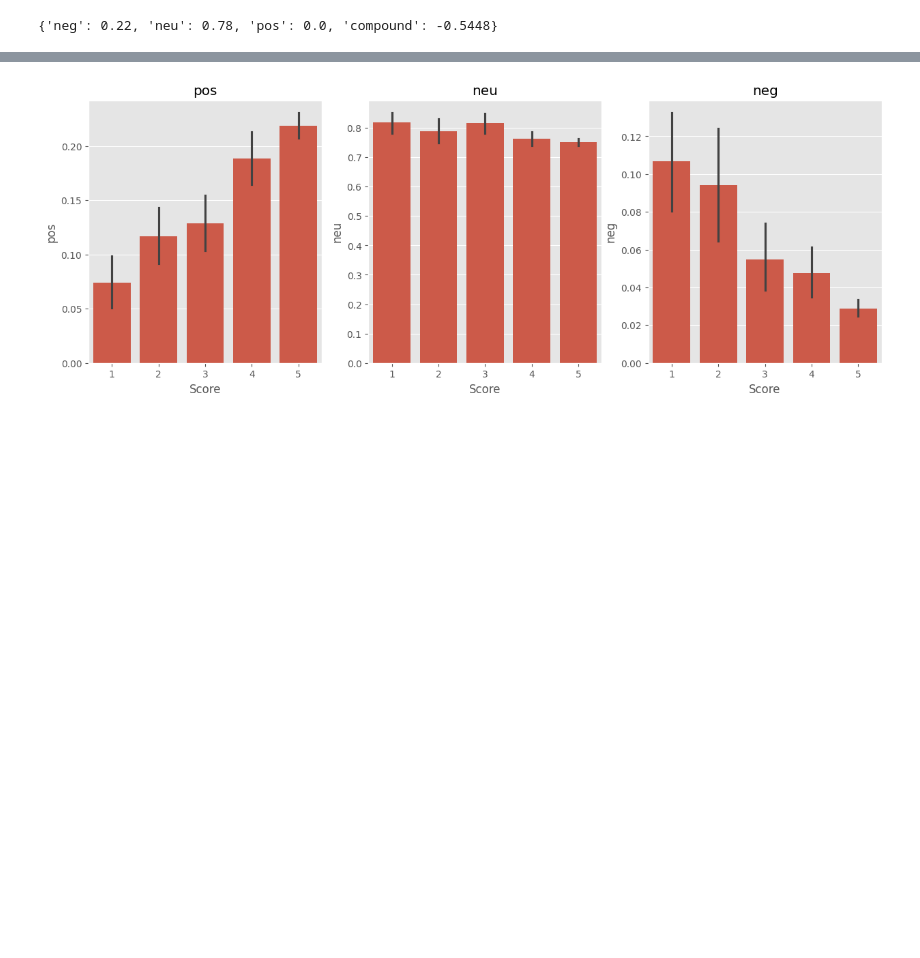
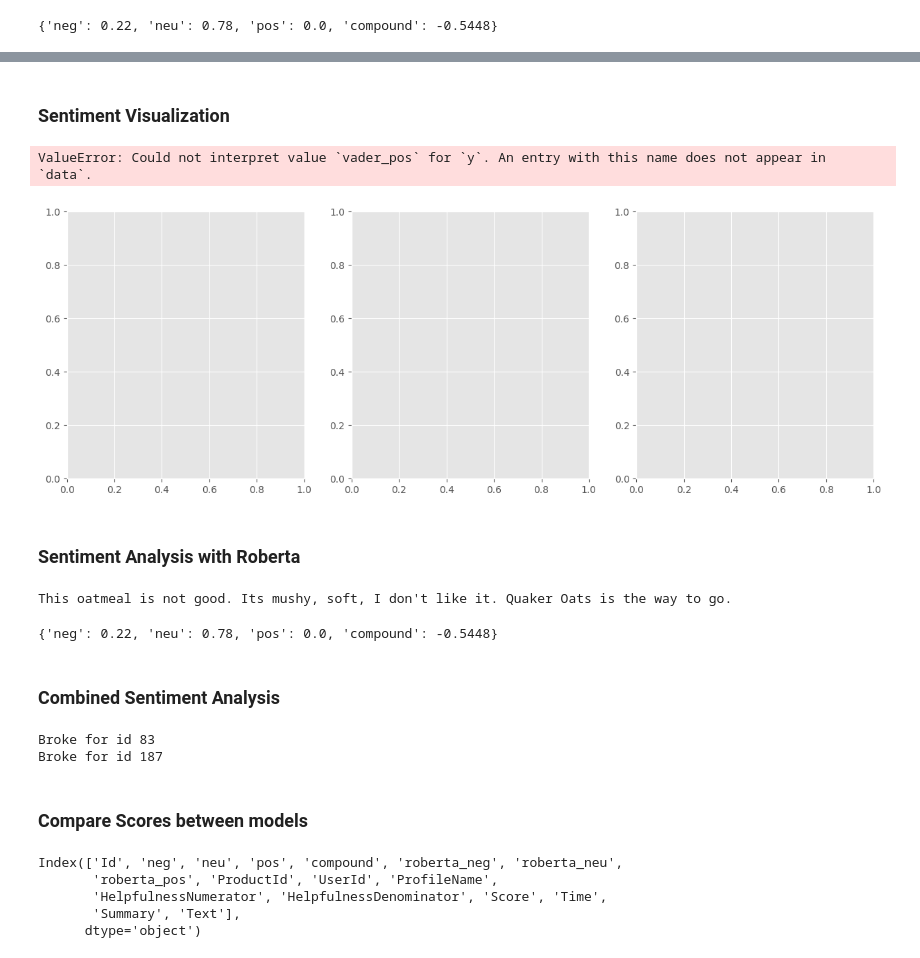
Before and after one commit to CAWang16/Sentiment_Analysis, a Jupyter notebook: Sentiment_Analysis.ipynb, the cells around one changed output, grey strips where cells are left out. Saved outputs shown, nothing was run; the diff lists cells and outputs as text; code cells hidden in the pictures; blank space fills up the shorter version.

Commit message:
Add comparsion of two model1.0

```diff
--- a/Sentiment_Analysis.ipynb
+++ b/Sentiment_Analysis.ipynb
@@ -137,11 +133,16 @@ plt.show()
+# %% [markdown]
+### Sentiment Visualization
 # %%
 fig, axs = plt.subplots(1,3, figsize=(15,5))
 sns.barplot(data=vaders, x='Score', y='pos', ax = axs[0])
 sns.barplot(data=vaders, x='Score', y='neu', ax = axs[1])
 sns.barplot(data=vaders, x='Score', y='neg', ax = axs[2])
-axs[0].set_title('pos')
-axs[1].set_title('neu')
-axs[2].set_title('neg')
+axs[0].set_title('Positive')
+axs[1].set_title('Neutral')
+axs[2].set_title('Negative')
 plt.show()
 # %% [output]
+ValueError: Could not interpret value `vader_pos` for `y`. An entry with this name does not appear in `data`.
-[figure, old version]
+[figure, new version]
+# %% [markdown]
+### Sentiment Analysis with Roberta
@@ -147,0 +157,6 @@ plt.show()
+# %%
+print(example)
+sia.polarity_scores(example)
+# %% [output]
+This oatmeal is not good. Its mushy, soft, I don't like it. Quaker Oats is the way to go.
+{'neg': 0.22, 'neu': 0.78, 'pos': 0.0, 'compound': -0.5448}
@@ -147,0 +177,22 @@ plt.show()
+# %% [markdown]
+### Combined Sentiment Analysis
+# %%
+res = {}
+for i, row in tqdm(df.iterrows(), total = len(df)):
+    try:
+        text = row['Text']
+        myid = row['Id']
+        vader_result = sia.polarity_scores(text)
+        vader_result_rename = {}
+        for key, value in vader_result.items():
+            vader_result_rename[f"vader_{key}"] = value
+
+        roberta_result = polarity_scores_roberta(text)
+        both = {**vader_result, **roberta_result}
+        res[myid] = both
+    except RuntimeError:
+        # see which myid broke
+        print(f'Broke for id {myid}')
+# %% [output]
+Broke for id 83
+Broke for id 187
@@ -147,0 +204,10 @@ plt.show()
+# %% [markdown]
+### Compare Scores between models
+# %%
+results_df.columns
+# %% [output]
+Index(['Id', 'neg', 'neu', 'pos', 'compound', 'roberta_neg', 'roberta_neu',
+       'roberta_pos', 'ProductId', 'UserId', 'ProfileName',
+       'HelpfulnessNumerator', 'HelpfulnessDenominator', 'Score', 'Time',
+       'Summary', 'Text'],
+      dtype='object')
```
Also changed, not shown: parts of 12 cells of this notebook, 1 other file.
